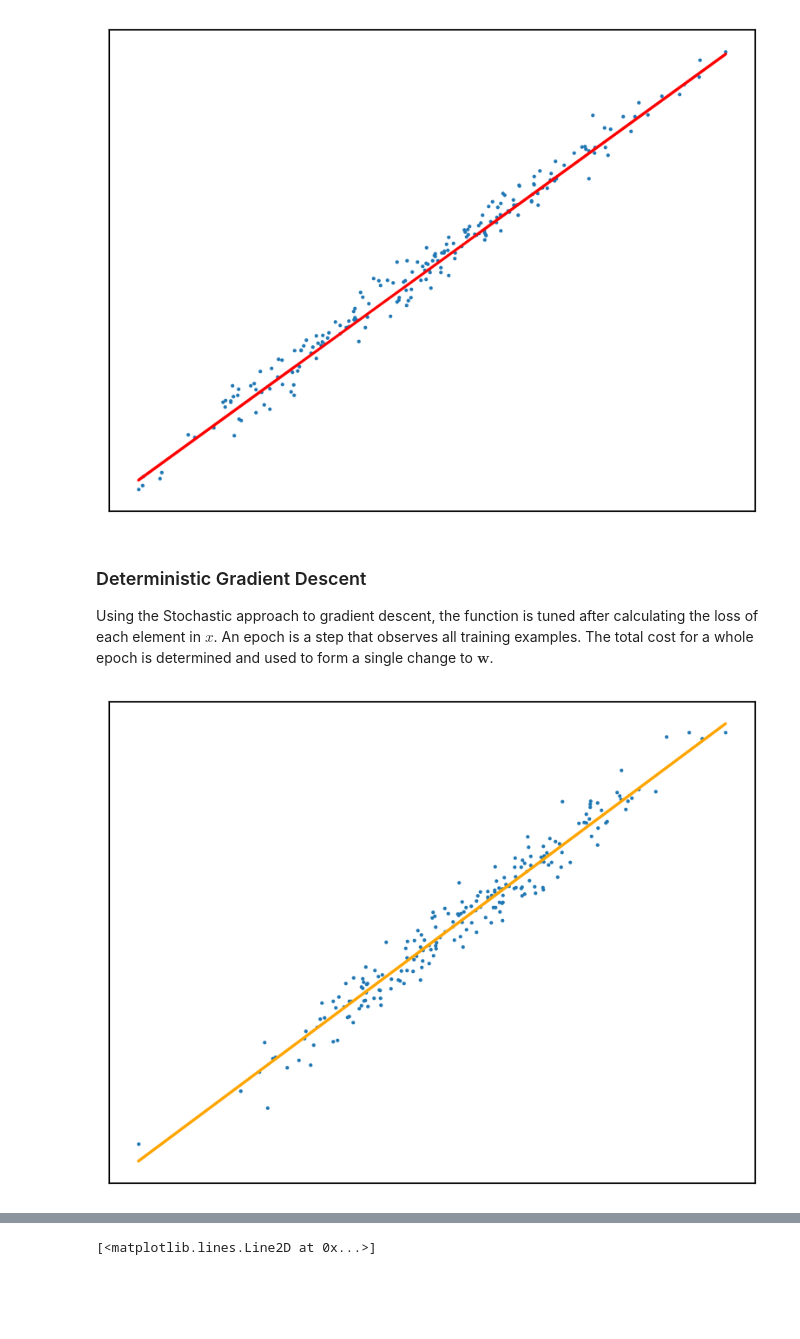
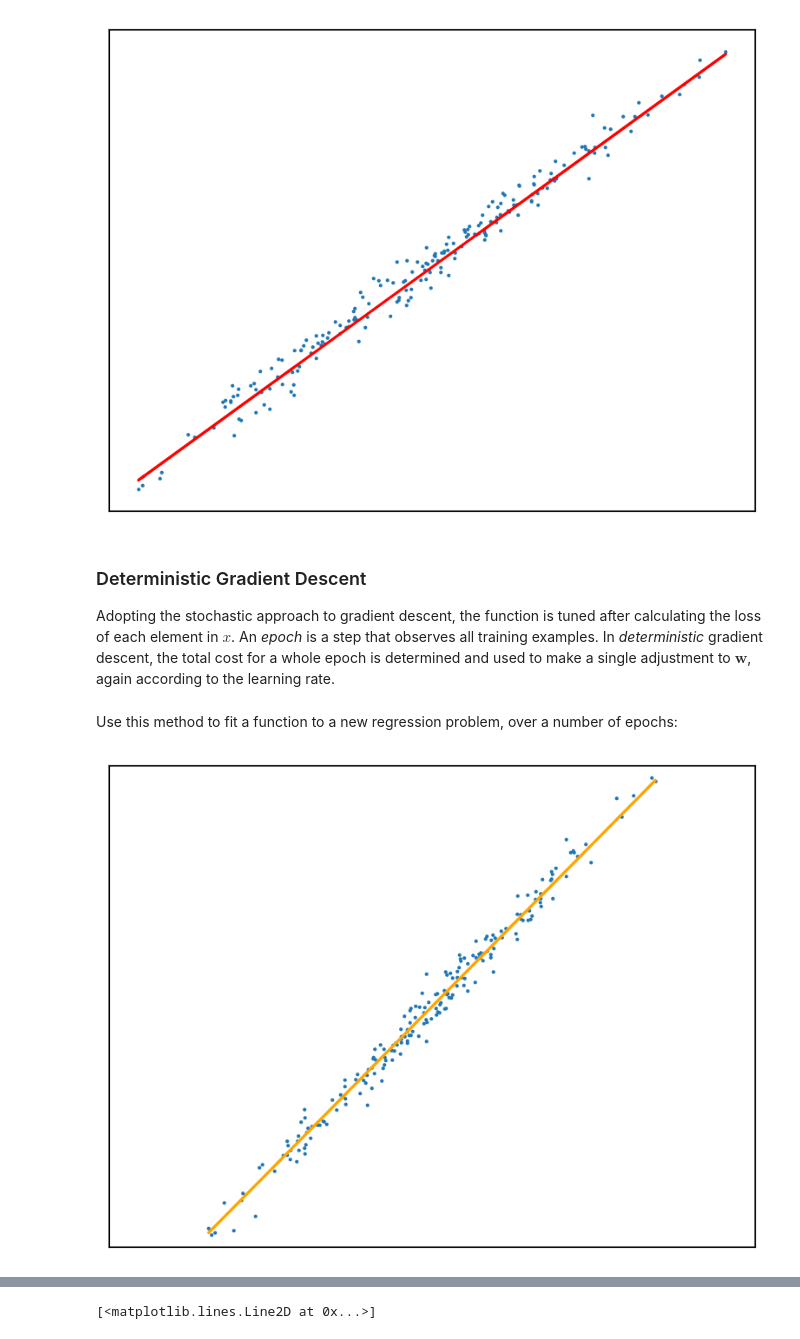
Before and after one commit to alexanderneville/MLAI_notebooks, a Jupyter notebook: notebooks/regression.ipynb, the cells around one changed output, grey strips where cells are left out. Drawn from its saved outputs; the diff is of its cells as text; code cells hidden in the pictures; blank space fills up the shorter version.

Commit message:
tidy regression notebook

```diff
--- a/notebooks/regression.ipynb
+++ b/notebooks/regression.ipynb
@@ -22,20 +13,0 @@ Create a nice looking plot to test that the notebook is set up properly.
-# %%
-grid_color = "#dddddd"
-
-f = plt.figure(dpi=300)
-ax = f.add_subplot(1,1,1)
-ax.set_xlim(0,100)
-ax.set_ylim(0,100)
-ax.spines['top'].set_color(grid_color)
-ax.spines['left'].set(zorder=10)
-ax.spines['right'].set_color(grid_color)
-ax.axis("square")
-
-ax.xaxis.set_major_locator(MultipleLocator(20))
-ax.xaxis.set_minor_locator(AutoMinorLocator(4))
-ax.yaxis.set_major_locator(MultipleLocator(20))
-ax.yaxis.set_minor_locator(AutoMinorLocator(4))
-ax.tick_params(which='minor', width=1, length=4, color="#000000")
-ax.tick_params(which='major', width=1, length=10, color="#000000")
-
-ax.plot([1,99], [1,99], marker="None", linestyle="-", markersize=1)
@@ -135,37 +106,41 @@ ax.plot(x, f(w_1, x, w_0), 'red')
 # %% [markdown]
 ### Deterministic Gradient Descent
 
-Using the Stochastic approach to gradient descent, the function is tuned after calculating the loss of each element in $x$. An epoch is a step that observes all training examples. The total cost for a whole epoch is determined and used to form a single change to $\mathbf{w}$.
+Adopting the stochastic approach to gradient descent, the function is tuned after calculating the loss of each element in $x$. An *epoch* is a step that observes all training examples. In *deterministic* gradient descent, the total cost for a whole epoch is determined and used to make a single adjustment to $\mathbf{w}$, again according to the learning rate.
 # %%
 def DGD1(a, w_0, w_1, y, x):
     w_0 -= (a * sum([f(w_1, x[i], w_0) - y[i] for i in range(x.size)]))
     w_1 -= (a * sum([(f(w_1, x[i], w_0) - y[i]) * x[i] for i in range(x.size)]))
     return w_0, w_1
+# %% [markdown]
+Use this method to fit a function to a new regression problem, over a number of epochs:
 # %%
 x,y,m = uni_linear_regression_dataset()
-w_0 = 0.0
-w_1 = 0.0
+w_0 = 0
+w_1 = 0
 fig, ax = new_plot()
 
 def animate(epoch):
     global w_0
     global w_1
     global ax
     ax.clear()
     ax.set_xticks([])
     ax.set_yticks([])
+    ax.set_xlim(np.min(x)-1,np.max(x)+1)
+    ax.set_ylim(np.min(y)-10,np.max(y)+10)
     ax.scatter(x,y, s=1)
     if epoch > 0 and epoch < 23:
         w_0, w_1 = DGD1(0.001, w_0, w_1, y, x)
     if epoch < 23:
         ax.plot(x, f(w_1, x, w_0), 'orange')
     else:
         ax.plot(x, f(w_1, x, w_0), 'green')
 
 anim = animation.FuncAnimation(fig=fig, func=animate, frames=25, interval=10)
 anim.save('../animations/epochs.gif')
 # %% [output]
-[figure, old version]
+[figure, new version]
 # %% [markdown]
 ### Mini-batch Gradient Descent
 
```
Also changed, not shown: parts of 16 cells of this notebook, 2 other files.
